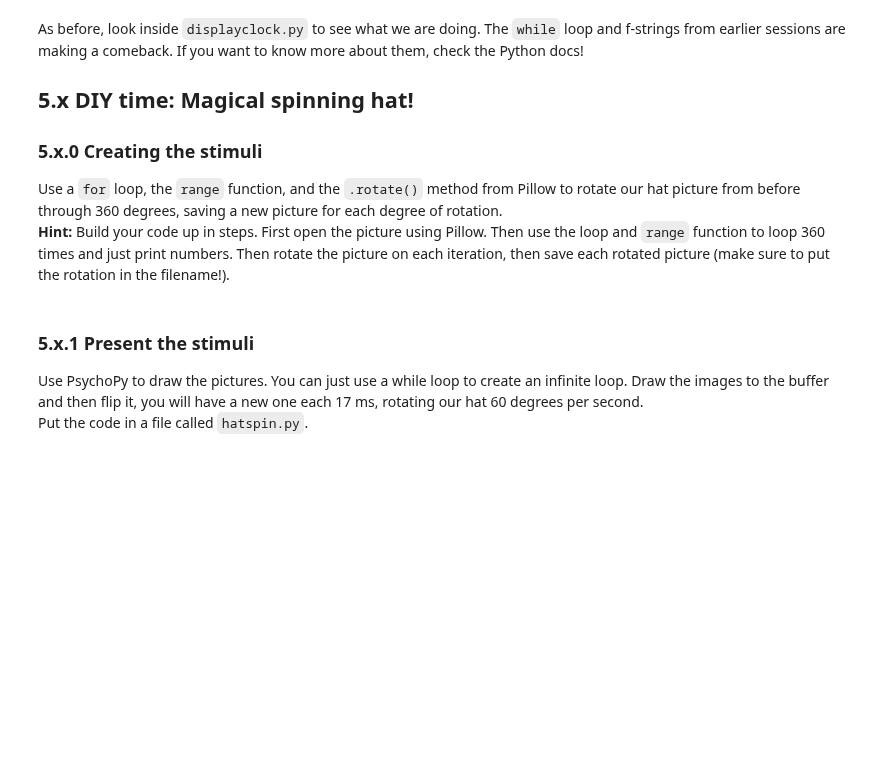
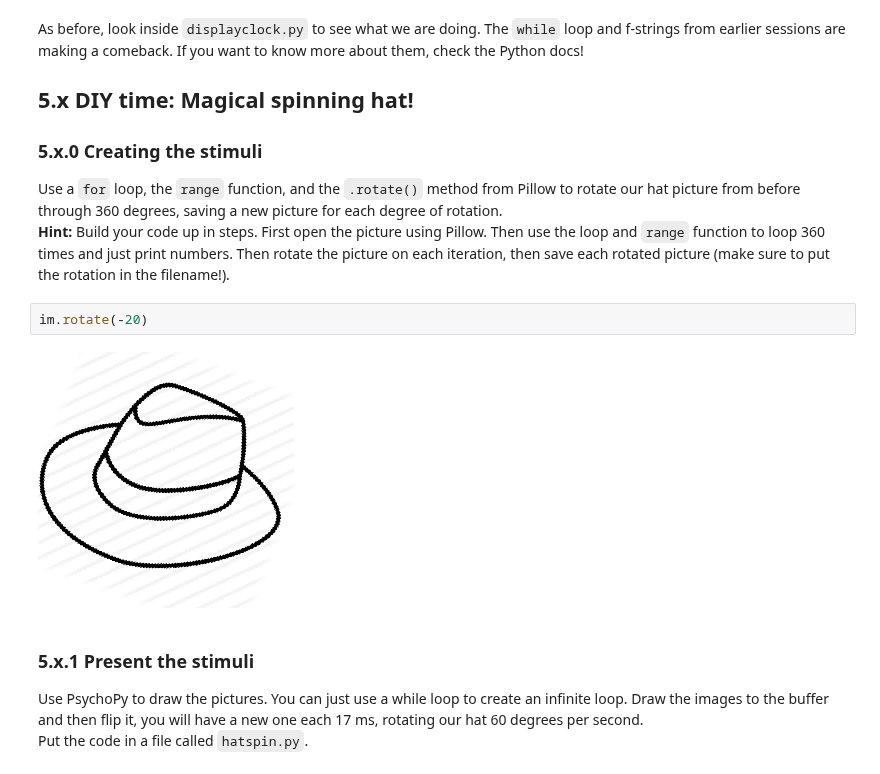
Before and after one commit to mpi-python/mpi-python-intro, a Jupyter notebook: Session5/Session5.ipynb, the cells around one changed output. Cells and saved outputs as stored; diff of their text form; blank space fills up the shorter version.

```diff
--- a/Session5/Session5.ipynb
+++ b/Session5/Session5.ipynb
@@ -161,6 +166,10 @@ As before, look inside `displayclock.py` to see what we are doing. The `while` l
 ### 5.x.0 Creating the stimuli
 Use a `for` loop, the `range` function, and the `.rotate()` method from Pillow to rotate our hat picture from before through 360 degrees, saving a new picture for each degree of rotation.
 __Hint:__ Build your code up in steps. First open the picture using Pillow. Then use the loop and `range` function to loop 360 times and just print numbers. Then rotate the picture on each iteration, then save each rotated picture (make sure to put the rotation in the filename!).
+# %%
+im.rotate(-20)
+# %% [output]
+[figure, added]
 # %% [markdown]
 ### 5.x.1 Present the stimuli
 Use PsychoPy to draw the pictures. You can just use a while loop to create an infinite loop. Draw the images to the buffer and then flip it, you will have a new one each 17 ms, rotating our hat 60 degrees per second.
```
Also changed, not shown: parts of 5 cells of this notebook, 2 other files.
